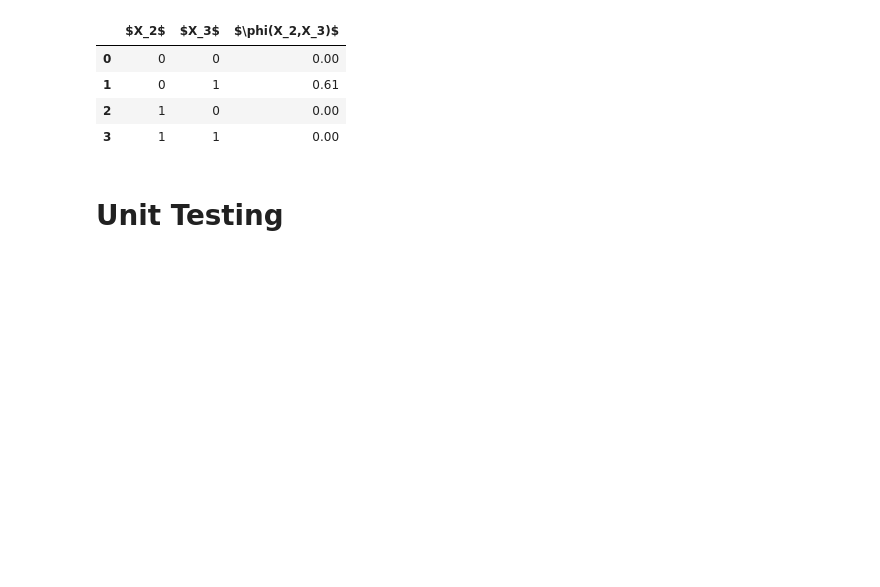
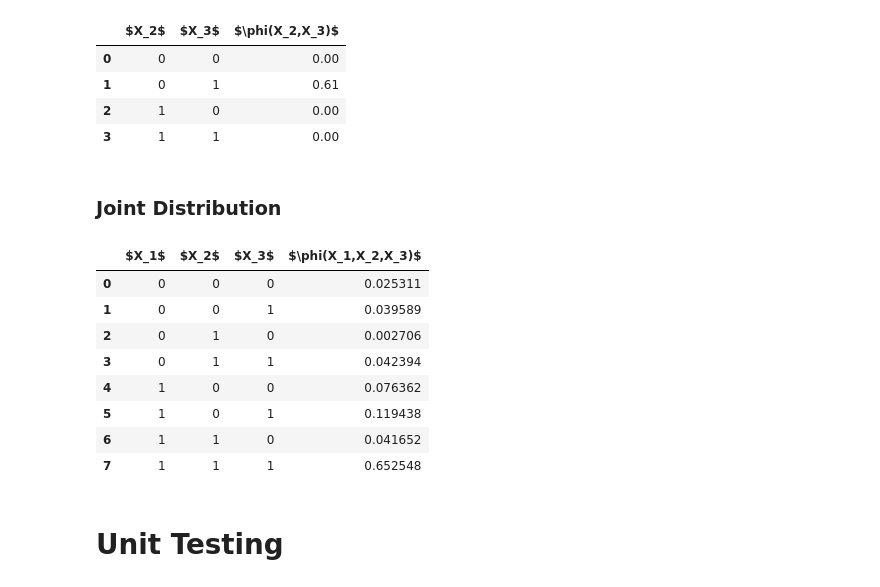
Before and after one commit to ekaakurniawan/iPyMacLern, a Jupyter notebook: PGM-W1/Factor.ipynb, the cells around one changed output. Drawn from its saved outputs; the diff is of its cells as text; code cells hidden in the pictures; blank space fills up the shorter version.

Commit message:
PGM: Add Joint Distribution

```diff
--- a/PGM-W1/Factor.ipynb
+++ b/PGM-W1/Factor.ipynb
@@ -416,6 +416,29 @@ phi_X3.reduce(evidence).get_table()
 | 1 | 0 | 1 | 0.61 |
 | 2 | 1 | 0 | 0.00 |
 | 3 | 1 | 1 | 0.00 |
+# %% [markdown]
+### Joint Distribution
+# %%
+def calculate_joint_distribution(F):
+    joint = F[0]
+    for i in range(1, len(F)):
+        joint = factor_product(joint, F[i])
+    return joint
+# %%
+F = [phi_X1, phi_X2, phi_X3]
+phi_X1_X2_X3 = calculate_joint_distribution(F)
+# %%
+phi_X1_X2_X3.get_table()
+# %% [output]
+|  | $X_1$ | $X_2$ | $X_3$ | $\phi(X_1,X_2,X_3)$ |
+| 0 | 0 | 0 | 0 | 0.025311 |
+| 1 | 0 | 0 | 1 | 0.039589 |
+| 2 | 0 | 1 | 0 | 0.002706 |
+| 3 | 0 | 1 | 1 | 0.042394 |
+| 4 | 1 | 0 | 0 | 0.076362 |
+| 5 | 1 | 0 | 1 | 0.119438 |
+| 6 | 1 | 1 | 0 | 0.041652 |
+| 7 | 1 | 1 | 1 | 0.652548 |
 # %% [markdown]
 # Unit Testing
 # %%
```
Also changed, not shown: parts of 6 cells of this notebook.
